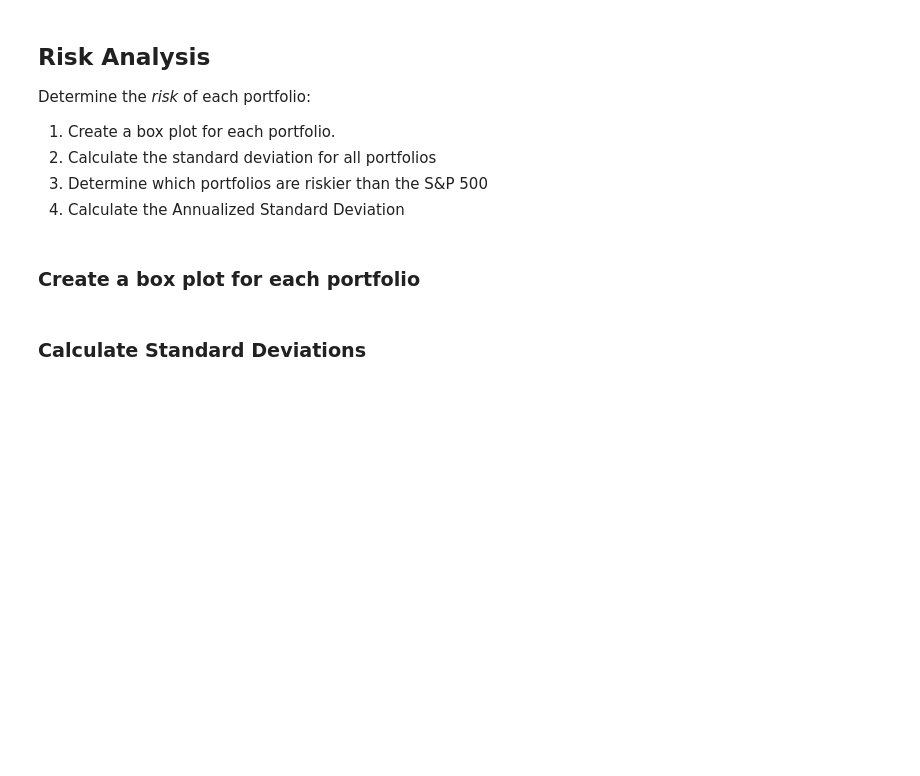
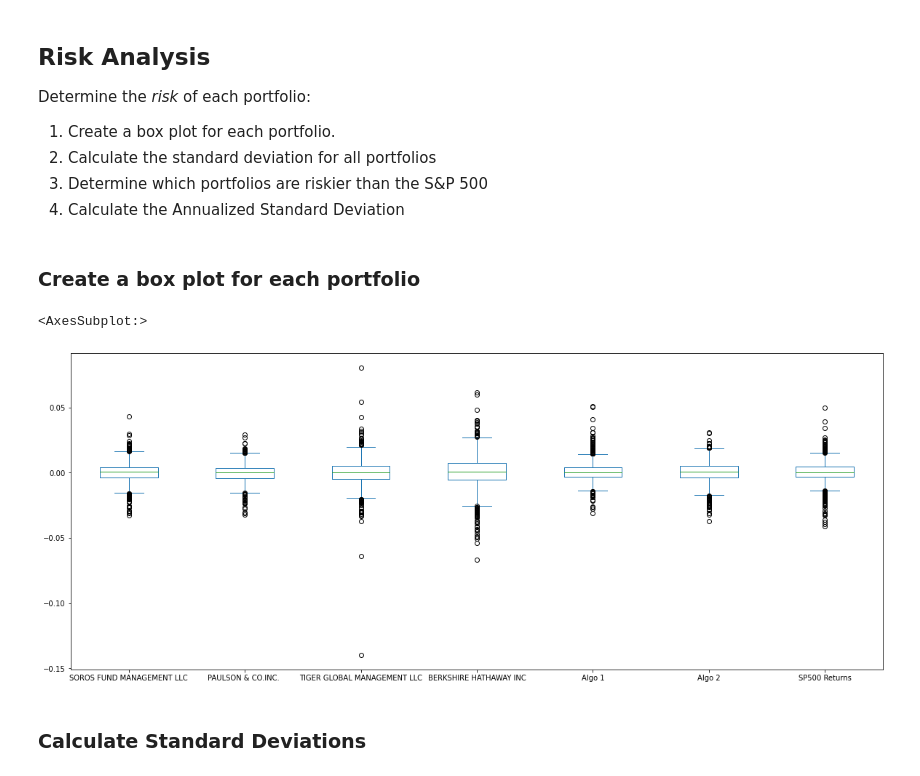
Before and after one commit to jdonnelly0804/Module-4-Challenge, a Jupyter notebook: whale_analysis.ipynb, the cells around one changed output. Cells and saved outputs as stored; diff of their text form; code cells hidden in the pictures; blank space fills up the shorter version.

```diff
--- a/whale_analysis.ipynb
+++ b/whale_analysis.ipynb
@@ -174,6 +174,10 @@ Determine the _risk_ of each portfolio:
 ### Create a box plot for each portfolio
 # %%
 # Box plot to visually show risk
+combined_df.plot(kind= 'box', figsize=(20,8))
+# %% [output]
+<AxesSubplot:>
+[figure, added]
 # %% [markdown]
 ### Calculate Standard Deviations
 # %%
```
Also changed, not shown: parts of 3 cells of this notebook.
